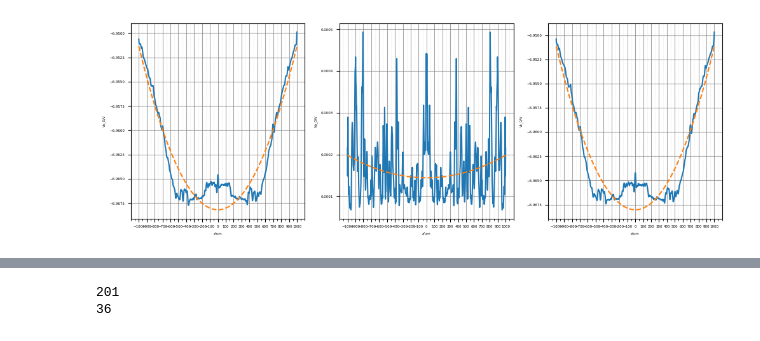
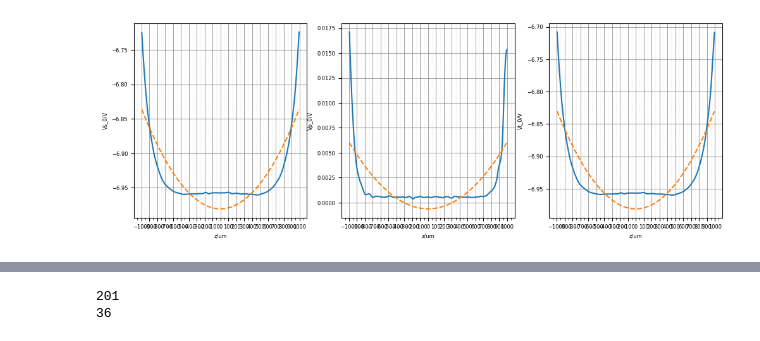
Before and after one commit to ylctql/ion-dynamic-simulation, a Jupyter notebook: src/field.ipynb, the cells around one changed output, grey strips where cells are left out. Cells and saved outputs as stored; diff of their text form; code cells hidden in the pictures.

Commit message:
Tried 60 electrodes trap

```diff
--- a/src/field.ipynb
+++ b/src/field.ipynb
@@ -9,34 +9,26 @@ import os
 
 dirname = os.getcwd()
 flag_smoothing=True #是否对导入的电势场格点数据做平滑化，如果True，那么平滑化函数默认按照下文def smoothing(data)
-num_electrodes = 60
+num_electrodes = 28
 if num_electrodes == 28:
     filename=os.path.join(dirname, "../../../data/monolithic20241118.csv") #文件名：导入的电势场格点数据
+    filename=os.path.join(dirname, "../../../data/28electrodes_sym_x60y40z1000_dx2dy2dz5.csv") #文件名：导入的电势场格点数据
+    filename=os.path.join(dirname, "../../../data/28electrodes_sym4_x100y50z1000_dx2dy2dz5_CM62.csv")
     basis_filename=os.path.join(dirname, "electrode_basis.json")#文件名：自定义Basis设置 #可以理解为一种基矢变换，比如"U1"相当于电势场组合"esbe1"*0.5+"esbe1asy"*-0.5
     config_name = "flat_28"
 elif num_electrodes == 60:
-    filename=os.path.join(dirname, "../../../data/60electrodes_sym_x50y20z1000.csv")
+    filename=os.path.join(dirname, "../../../data/60electrodes_sym4_x100y50z1000_dx2dy2dz5_CM62.csv")
     basis_filename=os.path.join(dirname, "electrode_basis_60.json")
     config_name = "flat_60"
 basis = configure.Data_Loader(filename, basis_filename, flag_smoothing)
 basis.loadData()
-configure = configure.Configure(basis=basis, sym=True)
+# sym = True if num_electrodes == 60 else False
+configure = configure.Configure(basis=basis, sym=False)
 # configure.load_from_file(os.path.join(dirname, "../saves/saved_config_regression_0.01_1000.json"))
 configure.load_from_file(os.path.join(dirname, "../saves/%s.json"%config_name))
 Vs = configure.static_potential()
-Vpp = configure.pseudo_potential()
+Vpp, Fx, Fy, Fz = configure.pseudo_potential()
 Vt = Vs + Vpp
-print(Vt.shape)
-
-x, y, z = basis.coordinate_um
-# Pick out the area between z=-100um and z=100um
-# mask_bound = 100
-# mask = (z>=-mask_bound) & (z<=mask_bound)
-# Vt = Vt[:, :, mask]
-# Vs = Vs[:, :, mask]
-# Vpp = Vpp[:, :, mask]
-# print(Vt.shape)
-
 
 import numpy as np
 import matplotlib.pyplot as plt
@@ -45,15 +37,19 @@ from matplotlib.ticker import MultipleLocator
 shape = Vt.shape
 ls_label = ['x', 'y', 'z']
 
-scan_range = 1000
+bound = 1000
+print("bound =", bound)
+
+scan_range = bound
 tick_stride = 100
 minor_stride = 50
-fontsize = 4
+fontsize = 6
 
-# scan_range = 50
+# scan_range = bound
 # tick_stride = 10
 # minor_stride = 5
 # fontsize = 6
+
 
 def R2(x,y):
     '''
@@ -69,10 +65,7 @@ def tf_scan(scan_id, ax_id, scan_loc=None, plot=False):
     scan_loc: The location of current scan
     '''
     id_list = [0, 1, 2]
-    try:
-        x = basis.coordinate_um[ax_id][mask]
-    except:
-        x = basis.coordinate_um[ax_id]
+    x = basis.coordinate_um[ax_id]
     if ax_id == scan_id:
         Vs_0 = np.take(np.take(Vs, [int(np.ceil(shape[(ax_id+1)%3]/2))], axis=(ax_id+1)%3), [int(np.ceil(shape[(ax_id+2)%3]/2))], axis=(ax_id+2)%3).flatten()
         Vp_0 = np.take(np.take(Vpp, [int(np.ceil(shape[(ax_id+1)%3]/2))], axis=(ax_id+1)%3), [int(np.ceil(shape[(ax_id+2)%3]/2))], axis=(ax_id+2)%3).flatten()
@@ -94,12 +87,13 @@ def tf_scan(scan_id, ax_id, scan_loc=None, plot=False):
         Vp_fit = np.polyval(cp, x)
         Vt_fit = np.polyval(ct, x)
         fig, ax = plt.subplots(1,3,figsize=(12,4))
-        ax[0].plot(x, Vs_0,label='Static potential')
-        ax[0].plot(x, Vs_fit,label='Quadratic fit', linestyle='--')
-        ax[1].plot(x, Vp_0,label='Pseudo potential')
-        ax[1].plot(x, Vp_fit,label='Quadratic fit', linestyle='--')
-        ax[2].plot(x, Vt_0,label='Total potential')
-        ax[2].plot(x, Vt_fit,label='Quadratic fit', linestyle='--')
+        mask = (x>=-bound) & (x<=bound)
+        ax[0].plot(x[mask], Vs_0[mask],label='Static potential')
+        ax[0].plot(x[mask], Vs_fit[mask],label='Quadratic fit', linestyle='--')
+        ax[1].plot(x[mask], Vp_0[mask],label='Pseudo potential')
+        ax[1].plot(x[mask], Vp_fit[mask],label='Quadratic fit', linestyle='--')
+        ax[2].plot(x[mask], Vt_0[mask],label='Total potential')
+        ax[2].plot(x[mask], Vt_fit[mask],label='Quadratic fit', linestyle='--')
         ax[0].set_xlabel('%s/um'%(ls_label[ax_id]), fontsize=fontsize)
         ax[0].set_ylabel('Vs_0/V', fontsize=fontsize)
         ax[0].tick_params(axis='x', labelsize=fontsize)
@@ -116,16 +110,8 @@ def tf_scan(scan_id, ax_id, scan_loc=None, plot=False):
         ax[2].tick_params(axis='y', labelsize=fontsize)
         # ax[2].legend(title=f'$R^2$ = {R2(Vt_fit, Vt_0):.4f} \n y = {ta:.2e}x² + {tb:.2e}x + {tc:.2e}')
         for i in range(3):
-            # if scan_id == 0 or (ax_id == 0 and plot==True):
-            #     ax[i].set_xticks(np.arange(-100, 110, 10))
-            # elif ax_id == 1 and plot==True:
-            #     ax[i].set_xticks(np.arange(-50, 55, 5))
-            # else:
-            #     ax[i].set_xticks(np.arange(-600, 700, 100))
-            #     ax[i].xaxis.set_minor_locator(MultipleLocator(50))
             ax[i].set_xticks(np.arange(-scan_range, scan_range+tick_stride, tick_stride))
             ax[i].xaxis.set_minor_locator(MultipleLocator(minor_stride))
-            # ax[i].set_xticks(np.arange(-100, 110, 10))
             ax[i].grid(True, which='major', linestyle='-', color='gray', alpha=0.7)  # 主刻度网格
             ax[i].grid(True, which='minor', linestyle=':', color='lightgray', alpha=0.5)  # 次刻度网格
     return np.sqrt(2*ta/configure.m*configure.ec)
@@ -136,31 +122,15 @@ ax_id = scan_id = 2
 if ax_id == scan_id:
     tf_scan(scan_id, ax_id, plot=True)
 else:
+    mask = (basis.coordinate_um[scan_id]>=-bound) & (basis.coordinate_um[scan_id]<=bound)
     wy = np.zeros(shape[scan_id])
     for z_id in range(shape[scan_id]):
         wy[z_id] = tf_scan(scan_id, ax_id, z_id)/(2*np.pi)
-    # if scan_id != 2:
-    #     plt.plot(basis.coordinate_um[scan_id], wy)
-    # else:
-    #     try:
-    #         plt.plot(z[mask], wy)
-    #     except:
-    #         plt.plot(z, wy)
-    plt.plot(basis.coordinate_um[scan_id], wy)
+    plt.plot(basis.coordinate_um[scan_id][mask], wy[mask])
     plt.xlabel("%s/um"%ls_label[scan_id])
     plt.ylabel("f%s/MHz"%ls_label[ax_id])
     plt.xticks(np.arange(-scan_range, scan_range+tick_stride, tick_stride), fontsize=fontsize)
     plt.gca().xaxis.set_minor_locator(MultipleLocator(minor_stride))
-    # try:
-    #     print(mask_bound)
-    #     plt.xticks(np.arange(-mask_bound, mask_bound+10, 10))
-    #     print("success")
-    # except:
-    #     if scan_id == 0:
-    #         plt.xticks(np.arange(-100, 110, 10))
-    #     else:
-    #         plt.xticks(np.arange(-600, 700, 100))
-    #         plt.gca().xaxis.set_minor_locator(MultipleLocator(50))
     plt.grid(True, which='major', linestyle='-', color='gray', alpha=0.7)  # 主刻度网格
     plt.grid(True, which='minor', linestyle=':', color='lightgray', alpha=0.5)  # 次刻度网格
     plt.show()
@@ -176 +145 @@ U8 is used
-[figure, old version]
+[figure, new version]
```
Also changed, not shown: parts of 3 cells of this notebook, 9 other files.
